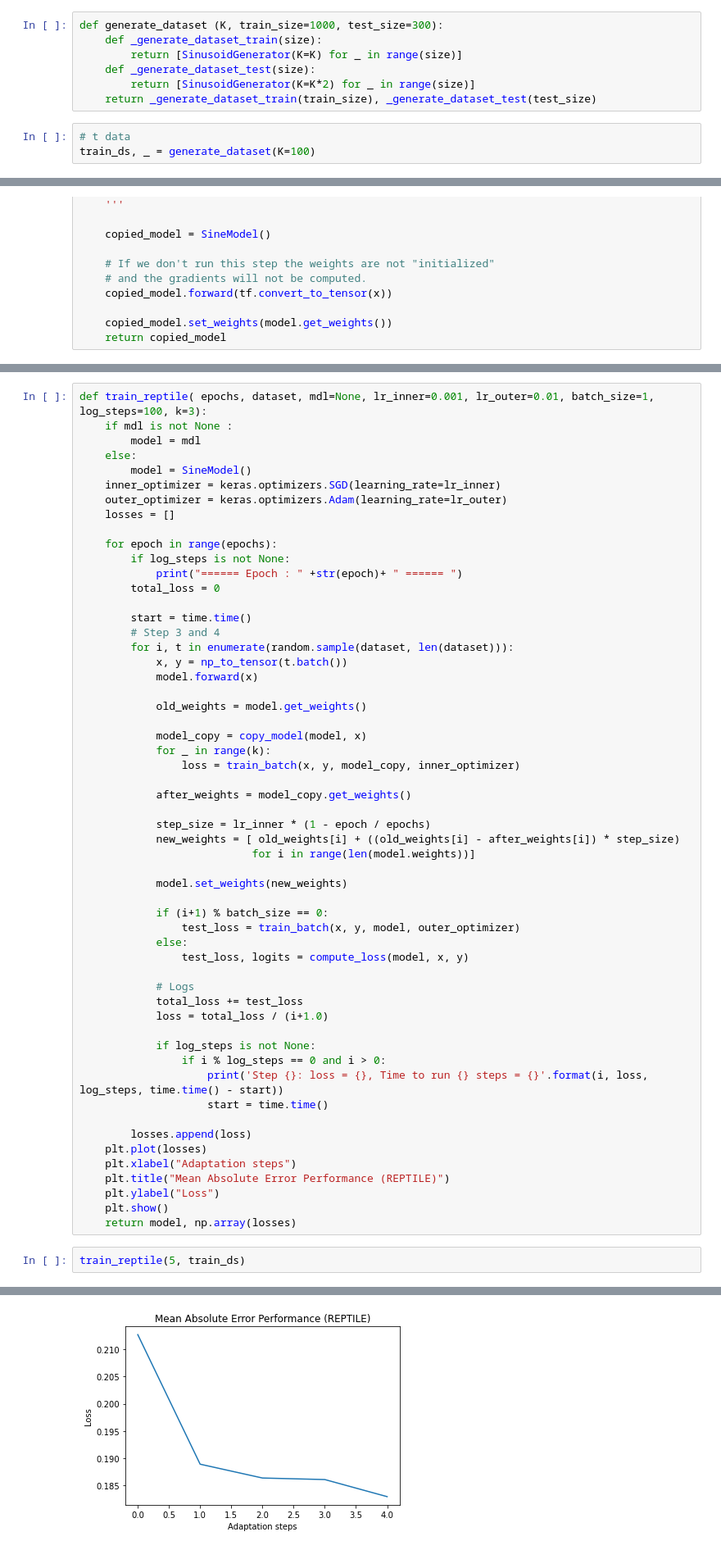
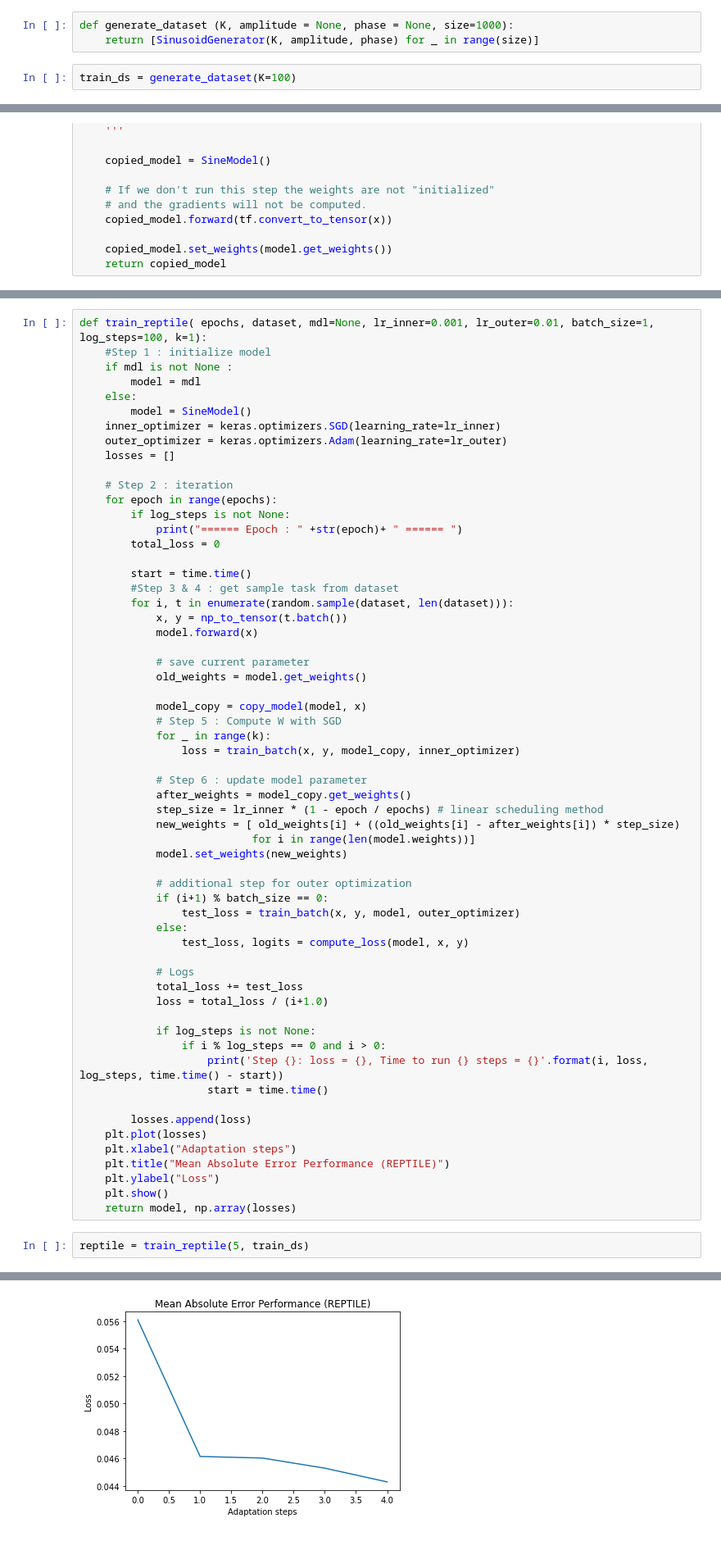
Before and after one commit to hfahrudin/reptile_implement_tf2, a Jupyter notebook: reptile.ipynb, the cells around one changed output, grey strips where cells are left out. Shown at 82% size. Saved outputs shown, nothing was run; the diff lists cells and outputs as text.

```diff
--- a/reptile.ipynb
+++ b/reptile.ipynb
@@ -82,13 +89,8 @@ plt.show()
-# %%
-def generate_dataset (K, train_size=1000, test_size=300):
-    def _generate_dataset_train(size):
-        return [SinusoidGenerator(K=K) for _ in range(size)]
-    def _generate_dataset_test(size):
-        return [SinusoidGenerator(K=K*2) for _ in range(size)]
-    return _generate_dataset_train(train_size), _generate_dataset_test(test_size)
+# %%
+def generate_dataset (K, amplitude = None, phase = None, size=1000):
+    return [SinusoidGenerator(K, amplitude, phase) for _ in range(size)]
 # %%
-# t data
-train_ds, _ = generate_dataset(K=100)
+train_ds = generate_dataset(K=100)
 # %%
 class SineModel(keras.Model):
     def __init__(self):
@@ -146,5 +207,6 @@ def copy_model(model, x=None):
 # %%
-def train_reptile( epochs, dataset, mdl=None, lr_inner=0.001, lr_outer=0.01, batch_size=1, log_steps=100, k=3):
+def train_reptile( epochs, dataset, mdl=None, lr_inner=0.001, lr_outer=0.01, batch_size=1, log_steps=100, k=1):
+    #Step 1 : initialize model
     if mdl is not None :
         model = mdl
     else:
@@ -153,31 +215,34 @@ def train_reptile( epochs, dataset, mdl=None, lr_inner=0.001, lr_outer=0.01, bat
     outer_optimizer = keras.optimizers.Adam(learning_rate=lr_outer)
     losses = []
 
+    # Step 2 : iteration
     for epoch in range(epochs):
         if log_steps is not None:
             print("====== Epoch : " +str(epoch)+ " ====== ")
         total_loss = 0
 
         start = time.time()
-        # Step 3 and 4
+        #Step 3 & 4 : get sample task from dataset
         for i, t in enumerate(random.sample(dataset, len(dataset))):
             x, y = np_to_tensor(t.batch())
             model.forward(x)
 
+            # save current parameter
             old_weights = model.get_weights()
 
             model_copy = copy_model(model, x)
+            # Step 5 : Compute W with SGD
             for _ in range(k):
                 loss = train_batch(x, y, model_copy, inner_optimizer)
 
+            # Step 6 : update model parameter
             after_weights = model_copy.get_weights()
-
-            step_size = lr_inner * (1 - epoch / epochs)
+            step_size = lr_inner * (1 - epoch / epochs) # linear scheduling method
             new_weights = [ old_weights[i] + ((old_weights[i] - after_weights[i]) * step_size)
                            for i in range(len(model.weights))]
-
             model.set_weights(new_weights)
 
+            # additional step for outer optimization
             if (i+1) % batch_size == 0:
                 test_loss = train_batch(x, y, model, outer_optimizer)
             else:
@@ -200,6 +265,6 @@ def train_reptile( epochs, dataset, mdl=None, lr_inner=0.001, lr_outer=0.01, bat
     plt.show()
     return model, np.array(losses)
 # %%
-train_reptile(5, train_ds)
+reptile = train_reptile(5, train_ds)
 # %% [output]
 ====== Epoch : 0 ======
@@ -222 +287 @@ Step 900: loss = 0.18249380880925217, Time to run 100 steps = 5.06145977973938
-[figure, old version]
+[figure, new version]
```
Also changed, not shown: parts of 12 cells of this notebook, 1 other file.
